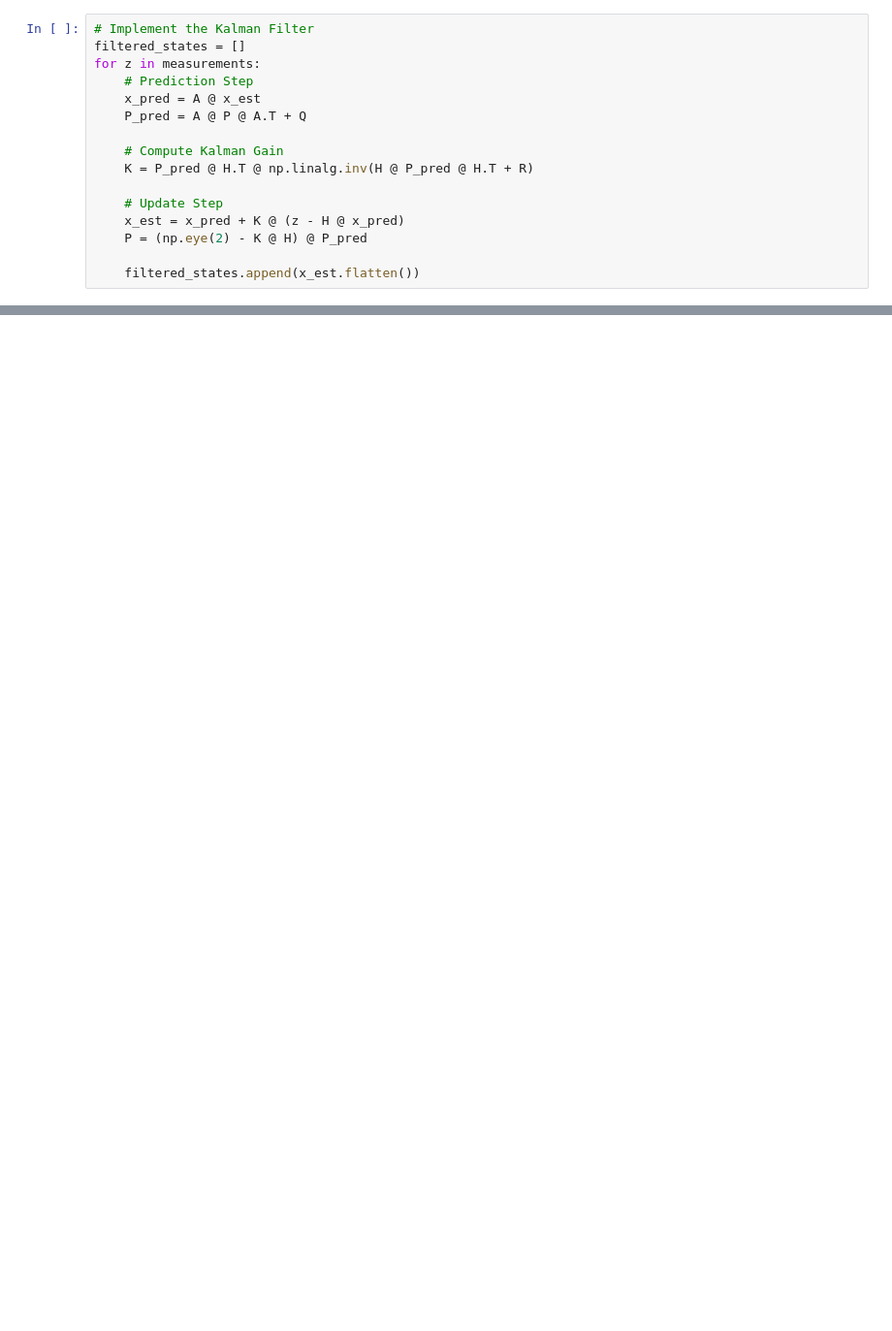
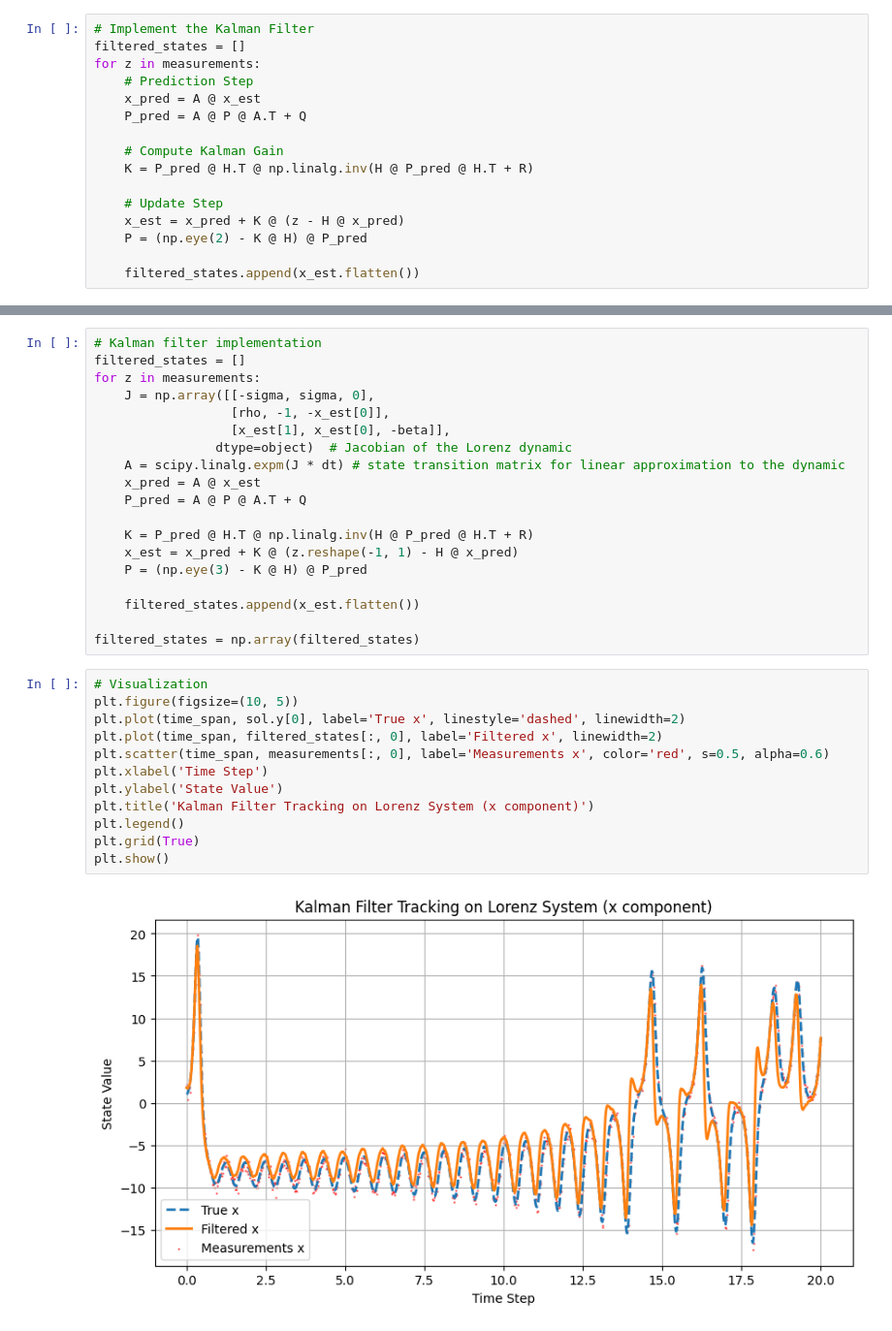
Before and after one commit to LarsMstangeland/ProjectMiniBayesian, a Jupyter notebook: code/comparing_filters.ipynb, the cells around one changed output, grey strips where cells are left out. Shown at 97% size. Drawn from its saved outputs; the diff is of its cells as text; blank space fills up the shorter version.

```diff
--- a/code/comparing_filters.ipynb
+++ b/code/comparing_filters.ipynb
@@ -156,0 +190,33 @@ plt.show()
+# %%
+# Kalman filter implementation
+filtered_states = []
+for z in measurements:
+    J = np.array([[-sigma, sigma, 0],
+                  [rho, -1, -x_est[0]],
+                  [x_est[1], x_est[0], -beta]],
+                dtype=object)  # Jacobian of the Lorenz dynamic
+    A = scipy.linalg.expm(J * dt) # state transition matrix for linear approximation to the dynamic
+    x_pred = A @ x_est
+    P_pred = A @ P @ A.T + Q
+
+    K = P_pred @ H.T @ np.linalg.inv(H @ P_pred @ H.T + R)
+    x_est = x_pred + K @ (z.reshape(-1, 1) - H @ x_pred)
+    P = (np.eye(3) - K @ H) @ P_pred
+
+    filtered_states.append(x_est.flatten())
+
+filtered_states = np.array(filtered_states)
+# %%
+# Visualization
+plt.figure(figsize=(10, 5))
+plt.plot(time_span, sol.y[0], label='True x', linestyle='dashed', linewidth=2)
+plt.plot(time_span, filtered_states[:, 0], label='Filtered x', linewidth=2)
+plt.scatter(time_span, measurements[:, 0], label='Measurements x', color='red', s=0.5, alpha=0.6)
+plt.xlabel('Time Step')
+plt.ylabel('State Value')
+plt.title('Kalman Filter Tracking on Lorenz System (x component)')
+plt.legend()
+plt.grid(True)
+plt.show()
+# %% [output]
+[figure, added]
```
Also changed, not shown: parts of 10 cells of this notebook.
